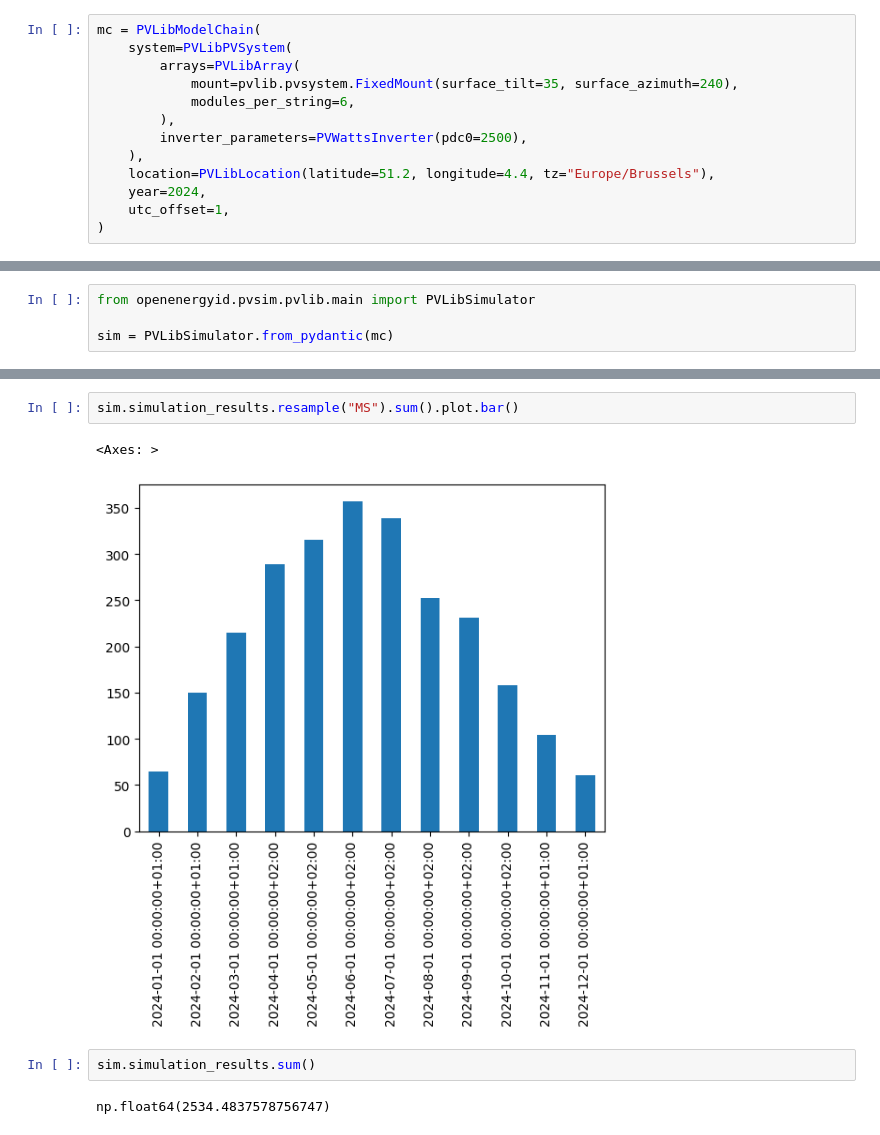
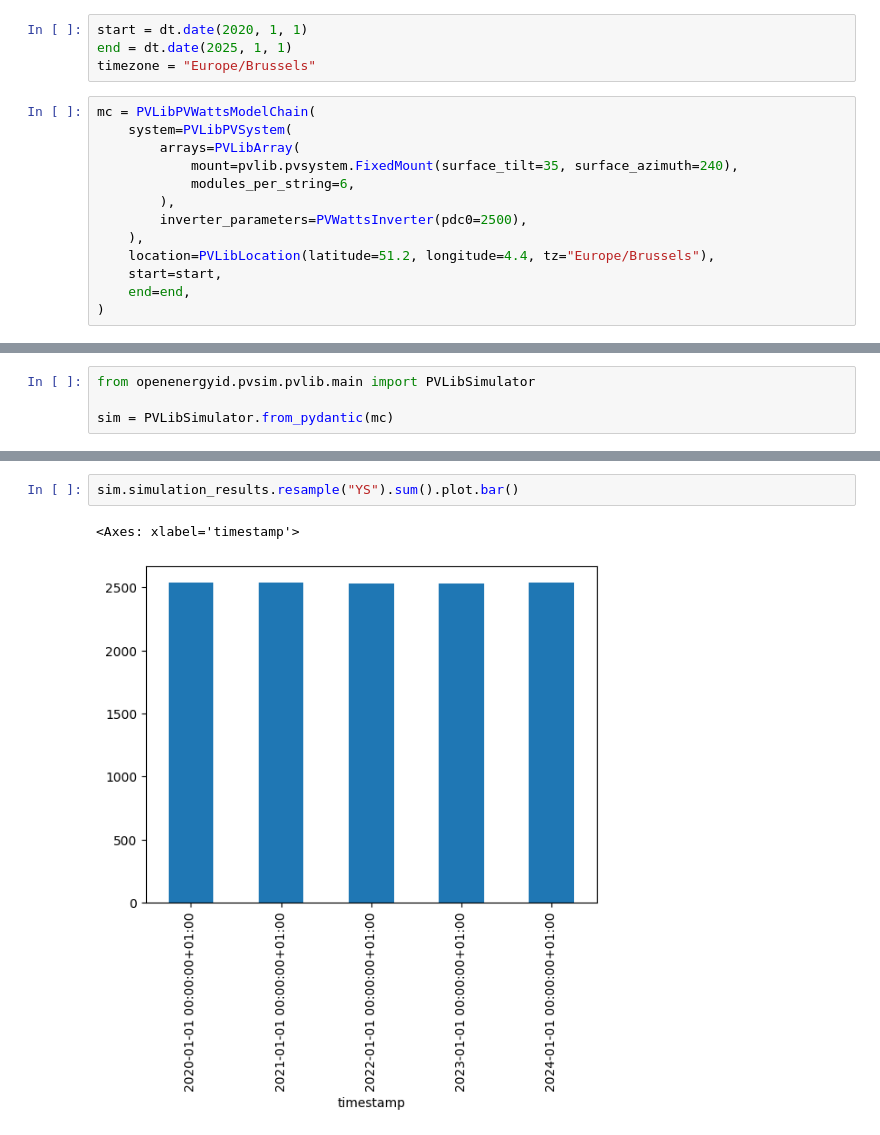
Before and after one commit to EnergieID/OpenEnergyID, a Jupyter notebook: pvlib.ipynb, the cells around one changed output, grey strips where cells are left out. Cells and saved outputs as stored; diff of their text form.

Commit message:
Refactor PVLib models and add weather data utilities for improved simulation capabilities

```diff
--- a/pvlib.ipynb
+++ b/pvlib.ipynb
@@ -10,5 +11,9 @@ from openenergyid.pvsim.pvlib.models import (
+# %%
+start = dt.date(2020, 1, 1)
+end = dt.date(2025, 1, 1)
+timezone = "Europe/Brussels"
 # %%
-mc = PVLibModelChain(
+mc = PVLibPVWattsModelChain(
     system=PVLibPVSystem(
         arrays=PVLibArray(
             mount=pvlib.pvsystem.FixedMount(surface_tilt=35, surface_azimuth=240),
@@ -17,8 +22,8 @@ mc = PVLibModelChain(
         inverter_parameters=PVWattsInverter(pdc0=2500),
     ),
     location=PVLibLocation(latitude=51.2, longitude=4.4, tz="Europe/Brussels"),
-    year=2024,
-    utc_offset=1,
+    start=start,
+    end=end,
 )
 # %%
 mc.model_dump(mode="json", exclude_defaults=True)
@@ -52,9 +58,5 @@ Freq: 15min, Name: p_mp, Length: 35136, dtype: float64
 # %%
-sim.simulation_results.resample("MS").sum().plot.bar()
+sim.simulation_results.resample("YS").sum().plot.bar()
 # %% [output]
-<Axes: >
+<Axes: xlabel='timestamp'>
-[figure, old version]
+[figure, new version]
-# %%
-sim.simulation_results.sum()
-# %% [output]
-np.float64(2534.4837578756747)
```
Also changed, not shown: parts of 6 cells of this notebook, 2 other files.
